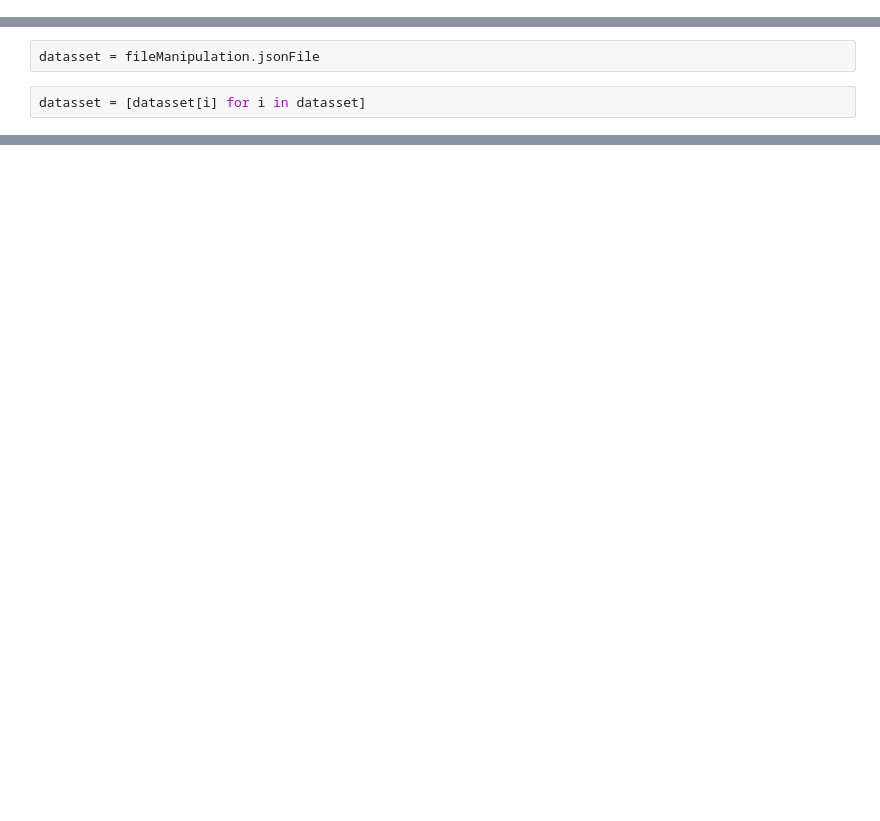
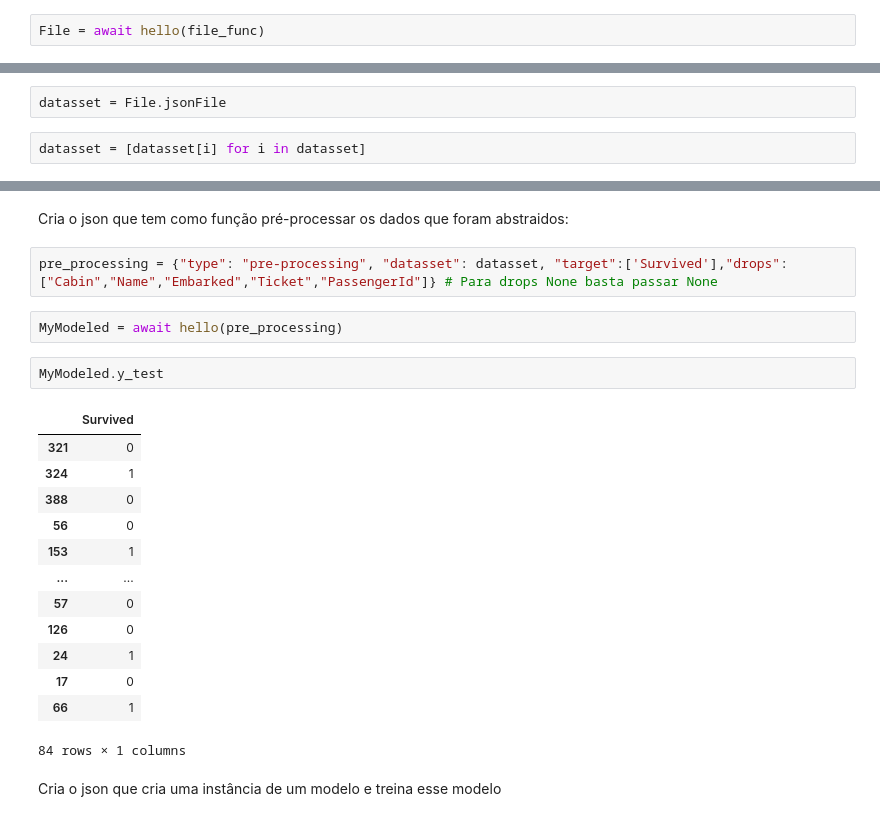
Before and after one commit to MAIA332/ML-Hub, a Jupyter notebook: websockets-client.ipynb, the cells around one changed output, grey strips where cells are left out. Saved outputs shown, nothing was run; the diff lists cells and outputs as text; blank space fills up the shorter version.

```diff
--- a/Proof-of-concerns/Random-forest.ipynb
+++ b/websockets-client.ipynb
@@ -34,0 +34,2 @@ fileManipulation.jsonFile
+# %%
+File = await hello(file_func)
@@ -35,4 +38,4 @@ fileManipulation.jsonFile
 # %%
-datasset = fileManipulation.jsonFile
+datasset = File.jsonFile
 # %%
 datasset = [datasset[i] for i in datasset]
@@ -295,0 +62,24 @@ array(['0', '0', '0', '0', '0', '0', '0', '0', '0', '0', '0', '1', '0',
+# %% [markdown]
+Cria o json que tem como função pré-processar os dados que foram abstraidos:
+# %%
+pre_processing = {"type": "pre-processing", "datasset": datasset, "target":['Survived'],"drops":["Cabin","Name","Embarked","Ticket","PassengerId"]} # Para drops None basta passar None
+# %%
+MyModeled = await hello(pre_processing)
+# %%
+MyModeled.y_test
+# %% [output]
+|  | Survived |
+| 321 | 0 |
+| 324 | 1 |
+| 388 | 0 |
+| 56 | 0 |
+| 153 | 1 |
+| ... | ... |
+| 57 | 0 |
+| 126 | 0 |
+| 24 | 1 |
+| 17 | 0 |
+| 66 | 1 |
+84 rows × 1 columns
+# %% [markdown]
+Cria o json que cria uma instância de um modelo e treina esse modelo
```
Also changed, not shown: parts of 51 cells of this notebook, 16 other files.
